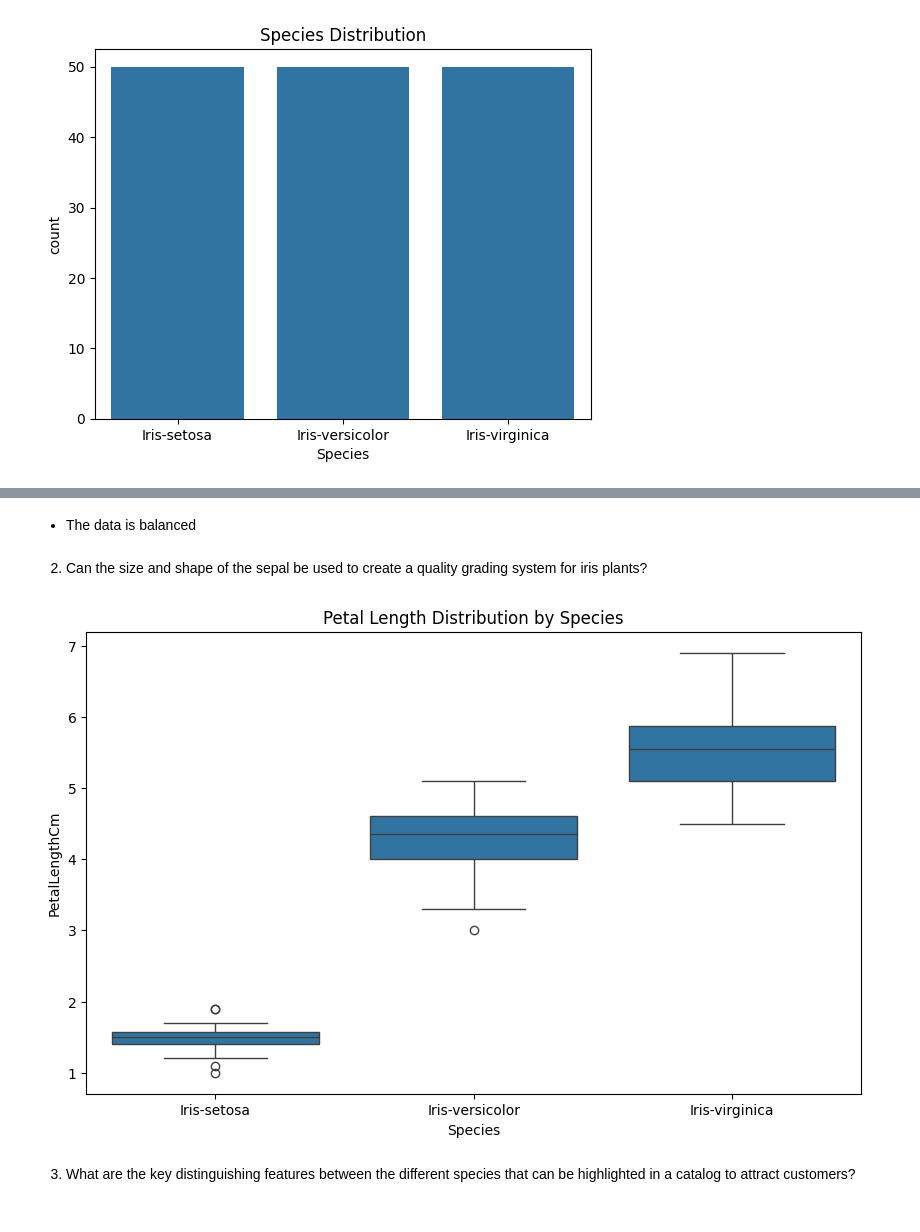
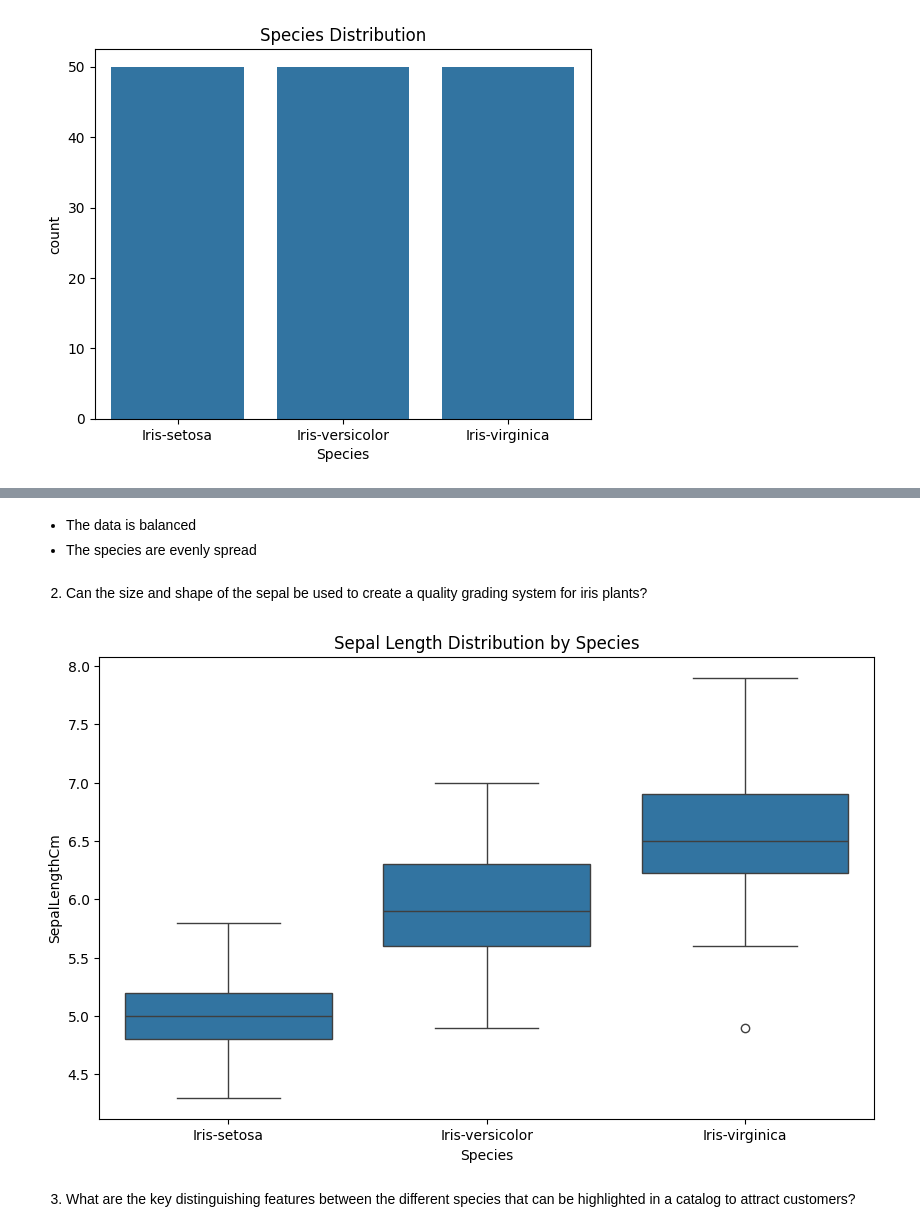
Before and after one commit to speedcode-x/OIBSIP---Iris-Flower-Classification-, a Jupyter notebook: notebook.ipynb, the cells around one changed output, grey strips where cells are left out. Cells and saved outputs as stored; diff of their text form; code cells hidden in the pictures.

```diff
--- a/notebook.ipynb
+++ b/notebook.ipynb
@@ -219,15 +223,16 @@ plt.show()
 # %% [markdown]
 + The data is balanced
++ The species are evenly spread
 # %% [markdown]
 2. Can the size and shape of the sepal be used to create a quality grading system for iris plants?
 # %%
 # Identifying species with largest petals
 plt.figure(figsize=(10, 6))
-sns.boxplot(data=data, x='Species', y='PetalLengthCm')
-plt.title('Petal Length Distribution by Species')
+sns.boxplot(data=data, x='Species', y='SepalLengthCm')
+plt.title('Sepal Length Distribution by Species')
 plt.show()
 # %% [output]
-[figure, old version]
+[figure, new version]
 # %% [markdown]
 3. What are the key distinguishing features between the different species that can be highlighted in a catalog to attract customers?
 # %%
```
Also changed, not shown: parts of 10 cells of this notebook.
